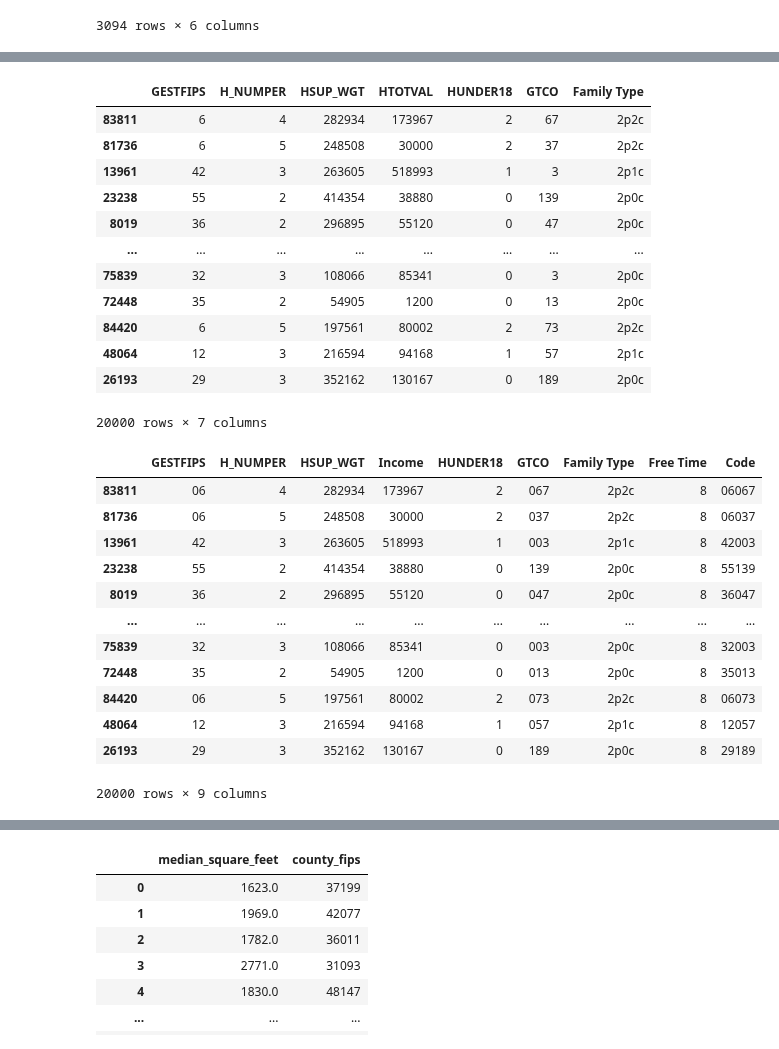
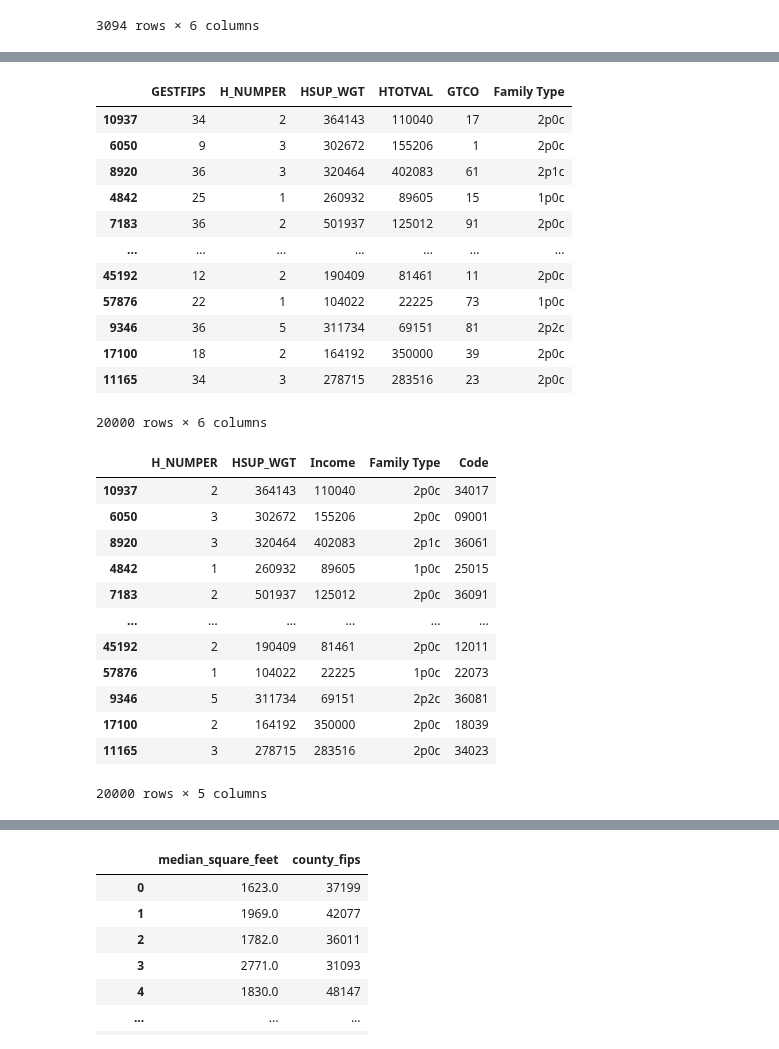
Before and after one commit to i2mx/IMMC-A-2024, a Jupyter notebook: Simulation1.ipynb, the cells around one changed output, grey strips where cells are left out. Drawn from its saved outputs; the diff is of its cells as text; code cells hidden in the pictures.

```diff
--- a/Simulation1.ipynb
+++ b/Simulation1.ipynb
@@ -43,6 +43,7 @@ df = pd.read_csv('data/asecpub23csv/hhpub23.csv', usecols=['HTOTVAL', 'H_NUMPER'
 # remove all rows with missing data
 df = df[(df['GTCO'] != 0) & (df['GESTFIPS'] != 0) & (df['HTOTVAL'] != 0)]
 df['Family Type'] = [f"{min(row['H_NUMPER'] - row['HUNDER18'], 2)}p{min(row['HUNDER18'], 4)}c" for index, row in df.iterrows()]
+df = df.drop(columns=['HUNDER18'])
 
 df
 # %% [output]
@@ -62,48 +63,53 @@ df
 # %%
-sample_df = df.sample(n=20000, weights=df['HSUP_WGT'])
+N = 20000
+sample_df = df.sample(n=N, weights=df['HSUP_WGT'])
 sample_df
 # %% [output]
-|  | GESTFIPS | H_NUMPER | HSUP_WGT | HTOTVAL | HUNDER18 | GTCO | Family Type |
-| 83811 | 6 | 4 | 282934 | 173967 | 2 | 67 | 2p2c |
-| 81736 | 6 | 5 | 248508 | 30000 | 2 | 37 | 2p2c |
-| 13961 | 42 | 3 | 263605 | 518993 | 1 | 3 | 2p1c |
-| 23238 | 55 | 2 | 414354 | 38880 | 0 | 139 | 2p0c |
-| 8019 | 36 | 2 | 296895 | 55120 | 0 | 47 | 2p0c |
-| ... | ... | ... | ... | ... | ... | ... | ... |
-| 75839 | 32 | 3 | 108066 | 85341 | 0 | 3 | 2p0c |
-| 72448 | 35 | 2 | 54905 | 1200 | 0 | 13 | 2p0c |
-| 84420 | 6 | 5 | 197561 | 80002 | 2 | 73 | 2p2c |
-| 48064 | 12 | 3 | 216594 | 94168 | 1 | 57 | 2p1c |
-| 26193 | 29 | 3 | 352162 | 130167 | 0 | 189 | 2p0c |
+|  | GESTFIPS | H_NUMPER | HSUP_WGT | HTOTVAL | GTCO | Family Type |
+| 10937 | 34 | 2 | 364143 | 110040 | 17 | 2p0c |
+| 6050 | 9 | 3 | 302672 | 155206 | 1 | 2p0c |
+| 8920 | 36 | 3 | 320464 | 402083 | 61 | 2p1c |
+| 4842 | 25 | 1 | 260932 | 89605 | 15 | 1p0c |
+| 7183 | 36 | 2 | 501937 | 125012 | 91 | 2p0c |
+| ... | ... | ... | ... | ... | ... | ... |
+| 45192 | 12 | 2 | 190409 | 81461 | 11 | 2p0c |
+| 57876 | 22 | 1 | 104022 | 22225 | 73 | 1p0c |
+| 9346 | 36 | 5 | 311734 | 69151 | 81 | 2p2c |
+| 17100 | 18 | 2 | 164192 | 350000 | 39 | 2p0c |
+| 11165 | 34 | 3 | 278715 | 283516 | 23 | 2p0c |
-20000 rows × 7 columns
+20000 rows × 6 columns
 # %%
-# 'calculate' time
-sample_df['Free Time'] = 8
+# import random
+
+# # 'calculate' time
+# sample_df['Free Time'] = [ 1 + random.normalvariate(0,0.2) for _ in range(N)]
 
 # calculating FIPS codes
 
 sample_df['GESTFIPS'] = sample_df['GESTFIPS'].astype(str).apply(lambda x: x.zfill(2))
 sample_df['GTCO'] = sample_df['GTCO'].astype(str).apply(lambda x: x.zfill(3))
 sample_df['Code'] = sample_df['GESTFIPS'] + sample_df['GTCO']
 
+sample_df = sample_df.drop(columns=['GESTFIPS', 'GTCO'])
+
 # renaming cost of income
 sample_df = sample_df.rename(columns={'HTOTVAL': 'Income'})
 
 sample_df
 # %% [output]
-|  | GESTFIPS | H_NUMPER | HSUP_WGT | Income | HUNDER18 | GTCO | Family Type | Free Time | Code |
-| 83811 | 06 | 4 | 282934 | 173967 | 2 | 067 | 2p2c | 8 | 06067 |
-| 81736 | 06 | 5 | 248508 | 30000 | 2 | 037 | 2p2c | 8 | 06037 |
-| 13961 | 42 | 3 | 263605 | 518993 | 1 | 003 | 2p1c | 8 | 42003 |
-| 23238 | 55 | 2 | 414354 | 38880 | 0 | 139 | 2p0c | 8 | 55139 |
-| 8019 | 36 | 2 | 296895 | 55120 | 0 | 047 | 2p0c | 8 | 36047 |
-| ... | ... | ... | ... | ... | ... | ... | ... | ... | ... |
-| 75839 | 32 | 3 | 108066 | 85341 | 0 | 003 | 2p0c | 8 | 32003 |
-| 72448 | 35 | 2 | 54905 | 1200 | 0 | 013 | 2p0c | 8 | 35013 |
-| 84420 | 06 | 5 | 197561 | 80002 | 2 | 073 | 2p2c | 8 | 06073 |
-| 48064 | 12 | 3 | 216594 | 94168 | 1 | 057 | 2p1c | 8 | 12057 |
-| 26193 | 29 | 3 | 352162 | 130167 | 0 | 189 | 2p0c | 8 | 29189 |
+|  | H_NUMPER | HSUP_WGT | Income | Family Type | Code |
+| 10937 | 2 | 364143 | 110040 | 2p0c | 34017 |
+| 6050 | 3 | 302672 | 155206 | 2p0c | 09001 |
+| 8920 | 3 | 320464 | 402083 | 2p1c | 36061 |
+| 4842 | 1 | 260932 | 89605 | 1p0c | 25015 |
+| 7183 | 2 | 501937 | 125012 | 2p0c | 36091 |
+| ... | ... | ... | ... | ... | ... |
+| 45192 | 2 | 190409 | 81461 | 2p0c | 12011 |
+| 57876 | 1 | 104022 | 22225 | 1p0c | 22073 |
+| 9346 | 5 | 311734 | 69151 | 2p2c | 36081 |
+| 17100 | 2 | 164192 | 350000 | 2p0c | 18039 |
+| 11165 | 3 | 278715 | 283516 | 2p0c | 34023 |
-20000 rows × 9 columns
+20000 rows × 5 columns
 # %%
 # adding population density
 sample_df = pd.merge(sample_df, population, left_on='Code', right_on='FIPS Code')
```
Also changed, not shown: parts of 14 cells of this notebook, 1 other file.
